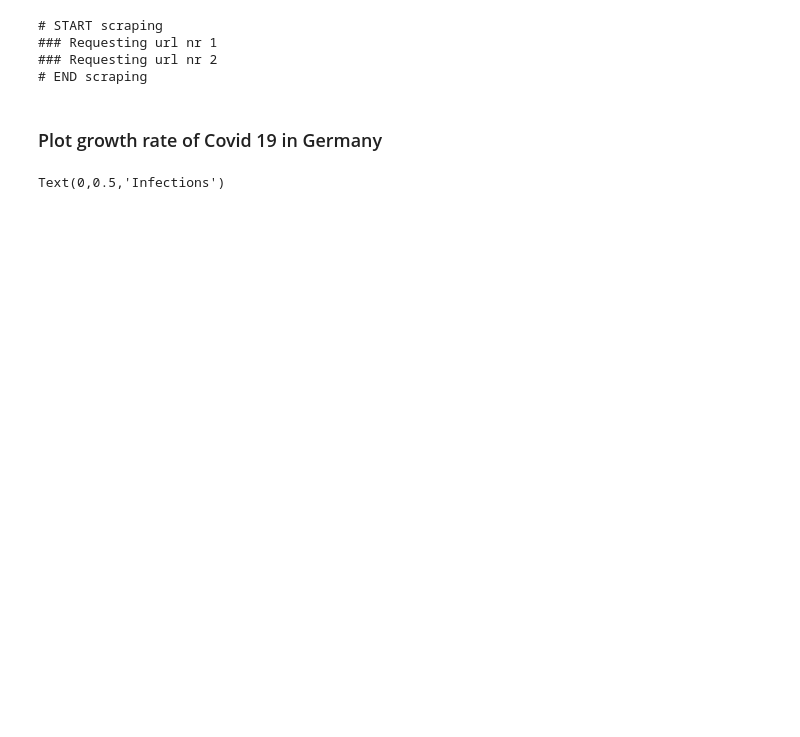
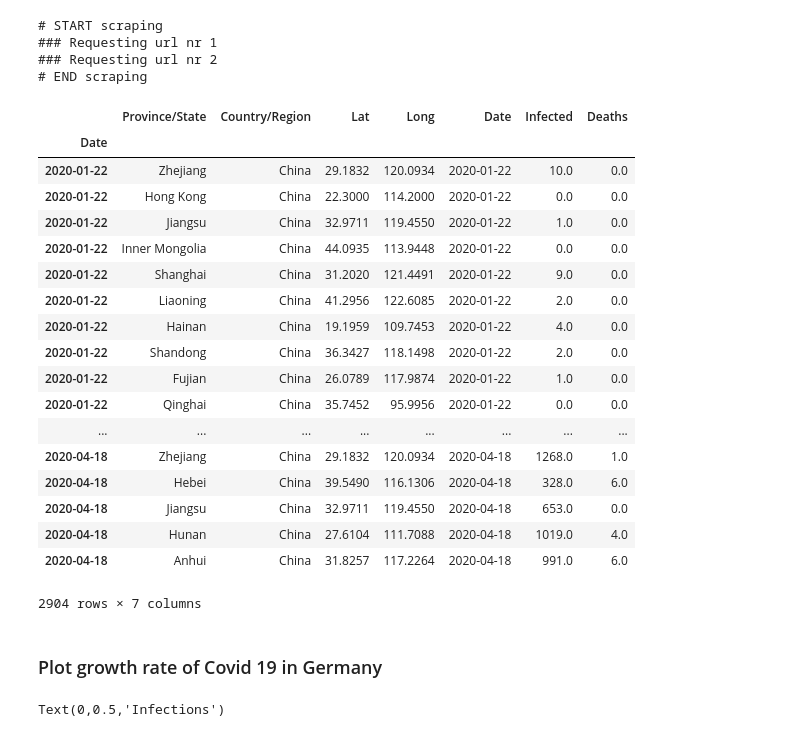
Before and after one commit to matthiasboeker/Covid_19_Forecast, a Jupyter notebook: Notebooks/ARIMA_Approach.ipynb, the cells around one changed output. Cells and saved outputs as stored; diff of their text form; code cells hidden in the pictures; blank space fills up the shorter version.

```diff
--- a/Notebooks/ARIMA_Approach.ipynb
+++ b/Notebooks/ARIMA_Approach.ipynb
@@ -37,6 +37,28 @@ def find_timepoint_zero(df):
 DE = country_filter(data, Country='Germany')
 DE = find_timepoint_zero(DE)
 DE = DE[DE.Timepoint != -1]
+# %%
+CH = country_filter(data, Country='China')
+# %% [output]
+|  | Province/State | Country/Region | Lat | Long | Date | Infected | Deaths |
+| Date |  |  |  |  |  |  |  |
+| 2020-01-22 | Zhejiang | China | 29.1832 | 120.0934 | 2020-01-22 | 10.0 | 0.0 |
+| 2020-01-22 | Hong Kong | China | 22.3000 | 114.2000 | 2020-01-22 | 0.0 | 0.0 |
+| 2020-01-22 | Jiangsu | China | 32.9711 | 119.4550 | 2020-01-22 | 1.0 | 0.0 |
+| 2020-01-22 | Inner Mongolia | China | 44.0935 | 113.9448 | 2020-01-22 | 0.0 | 0.0 |
+| 2020-01-22 | Shanghai | China | 31.2020 | 121.4491 | 2020-01-22 | 9.0 | 0.0 |
+| 2020-01-22 | Liaoning | China | 41.2956 | 122.6085 | 2020-01-22 | 2.0 | 0.0 |
+| 2020-01-22 | Hainan | China | 19.1959 | 109.7453 | 2020-01-22 | 4.0 | 0.0 |
+| 2020-01-22 | Shandong | China | 36.3427 | 118.1498 | 2020-01-22 | 2.0 | 0.0 |
+| 2020-01-22 | Fujian | China | 26.0789 | 117.9874 | 2020-01-22 | 1.0 | 0.0 |
+| 2020-01-22 | Qinghai | China | 35.7452 | 95.9956 | 2020-01-22 | 0.0 | 0.0 |
+| ... | ... | ... | ... | ... | ... | ... | ... |
+| 2020-04-18 | Zhejiang | China | 29.1832 | 120.0934 | 2020-04-18 | 1268.0 | 1.0 |
+| 2020-04-18 | Hebei | China | 39.5490 | 116.1306 | 2020-04-18 | 328.0 | 6.0 |
+| 2020-04-18 | Jiangsu | China | 32.9711 | 119.4550 | 2020-04-18 | 653.0 | 0.0 |
+| 2020-04-18 | Hunan | China | 27.6104 | 111.7088 | 2020-04-18 | 1019.0 | 4.0 |
+| 2020-04-18 | Anhui | China | 31.8257 | 117.2264 | 2020-04-18 | 991.0 | 6.0 |
+2904 rows × 7 columns
 # %% [markdown]
 ### Plot growth rate of Covid 19 in Germany
 # %%
```
Also changed, not shown: parts of 45 cells of this notebook, 1 other file.
